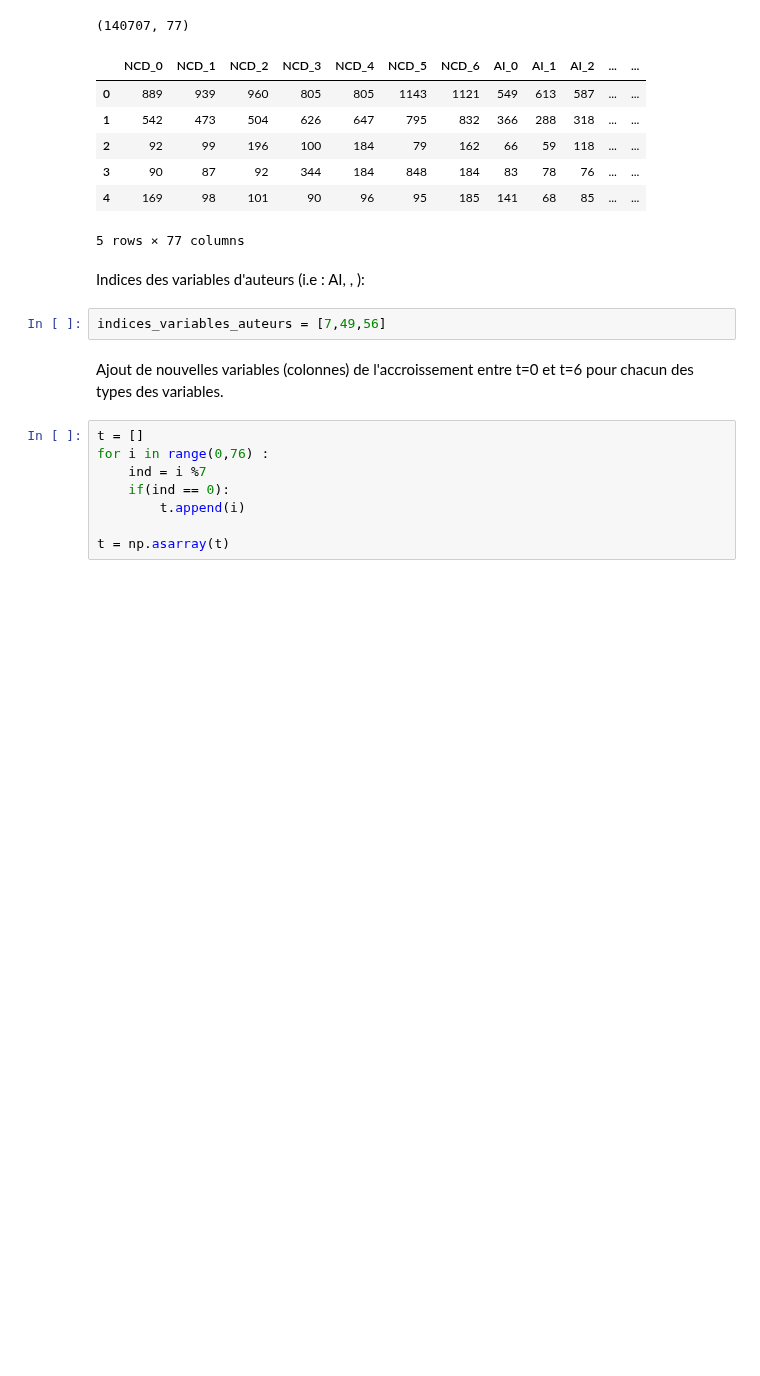
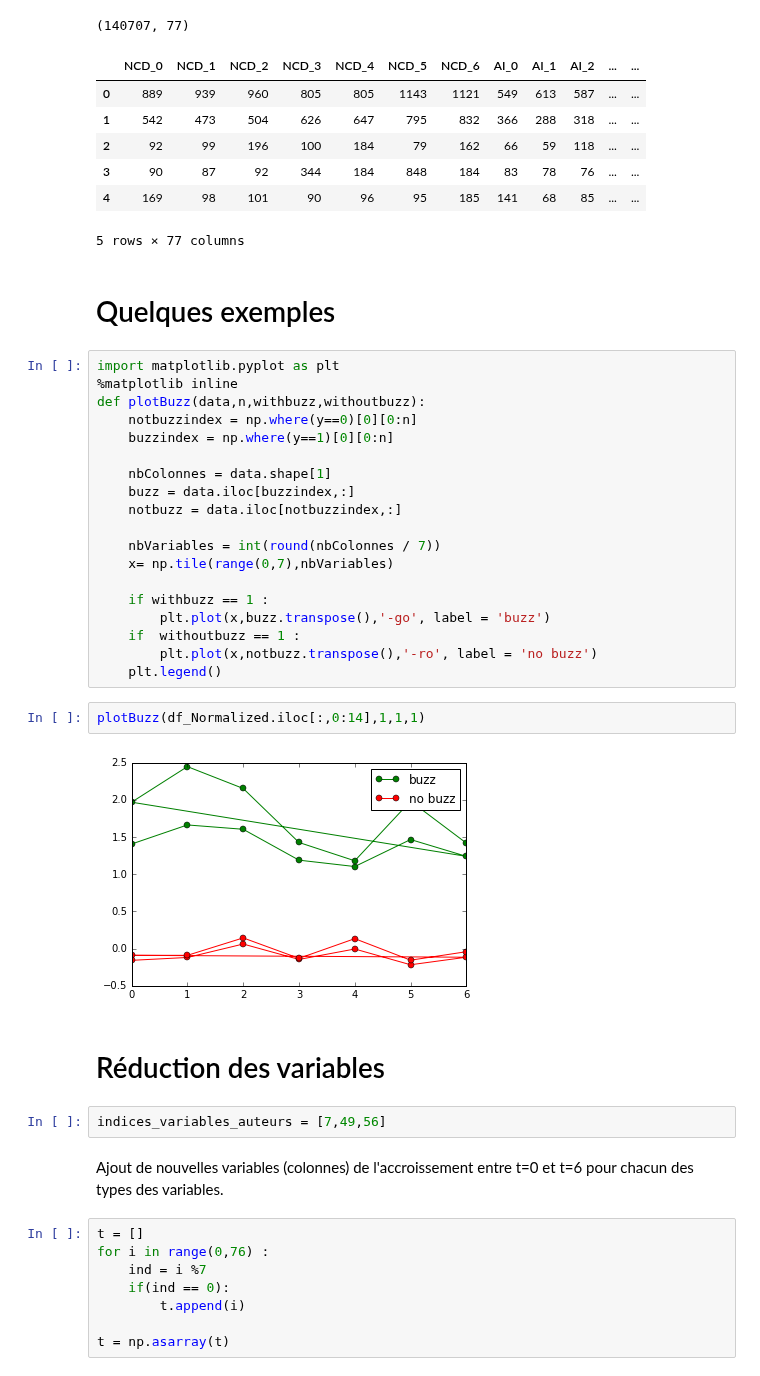
Before and after one commit to imachraoui/Buzz-social-media, a Jupyter notebook: Project-Buzz.ipynb, the cells around one changed output. Cells and saved outputs as stored; diff of their text form; blank space fills up the shorter version.

Commit message:
plot buzz or not buzz

```diff
--- a/Project-Buzz.ipynb
+++ b/Project-Buzz.ipynb
@@ -23,8 +22,33 @@ df_nonNormalized.head()
 | 3 | 90 | 87 | 92 | 344 | 184 | 848 | 184 | 83 | 78 | 76 | ... | ... |
 | 4 | 169 | 98 | 101 | 90 | 96 | 95 | 185 | 141 | 68 | 85 | ... | ... |
 5 rows × 77 columns
-# %% [markdown]
-Indices des variables d'auteurs (i.e : AI, , ):
+# %% [markdown]
+# Quelques exemples
+# %%
+import matplotlib.pyplot as plt
+%matplotlib inline
+def plotBuzz(data,n,withbuzz,withoutbuzz):
+    notbuzzindex = np.where(y==0)[0][0:n]
+    buzzindex = np.where(y==1)[0][0:n]
+
+    nbColonnes = data.shape[1]
+    buzz = data.iloc[buzzindex,:]
+    notbuzz = data.iloc[notbuzzindex,:]
+
+    nbVariables = int(round(nbColonnes / 7))
+    x= np.tile(range(0,7),nbVariables)
+
+    if withbuzz == 1 :
+        plt.plot(x,buzz.transpose(),'-go', label = 'buzz')
+    if  withoutbuzz == 1 :
+        plt.plot(x,notbuzz.transpose(),'-ro', label = 'no buzz')
+    plt.legend()
+# %%
+plotBuzz(df_Normalized.iloc[:,0:14],1,1,1)
+# %% [output]
+[figure, added]
+# %% [markdown]
+# Réduction des variables
 # %%
 indices_variables_auteurs = [7,49,56]
 # %% [markdown]
```
Also changed, not shown: parts of 8 cells of this notebook.
